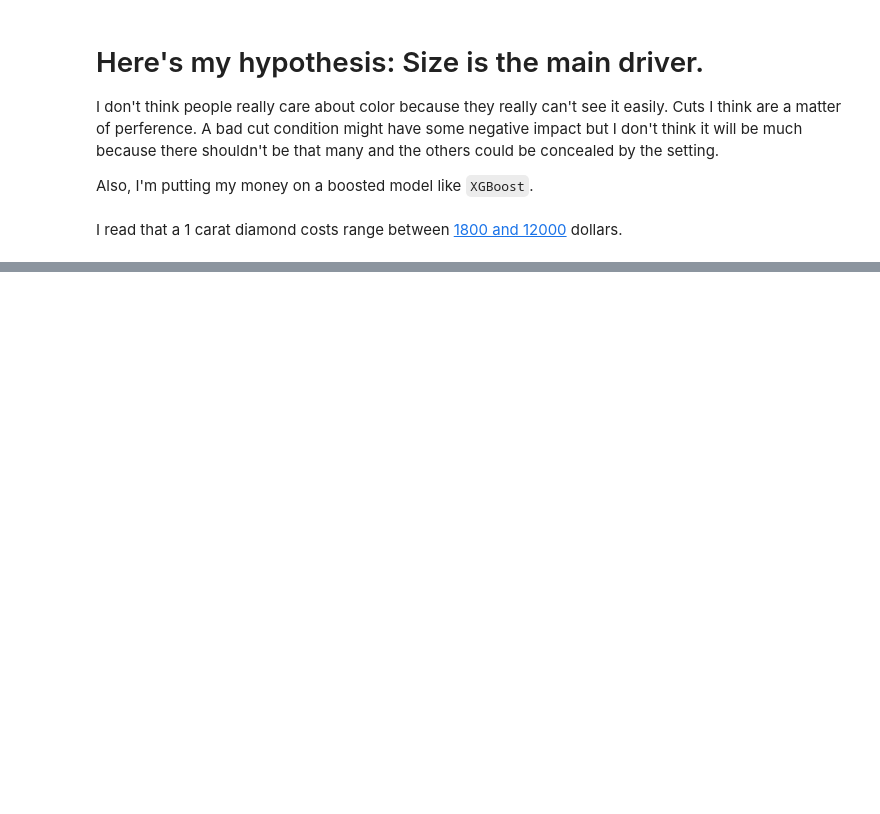
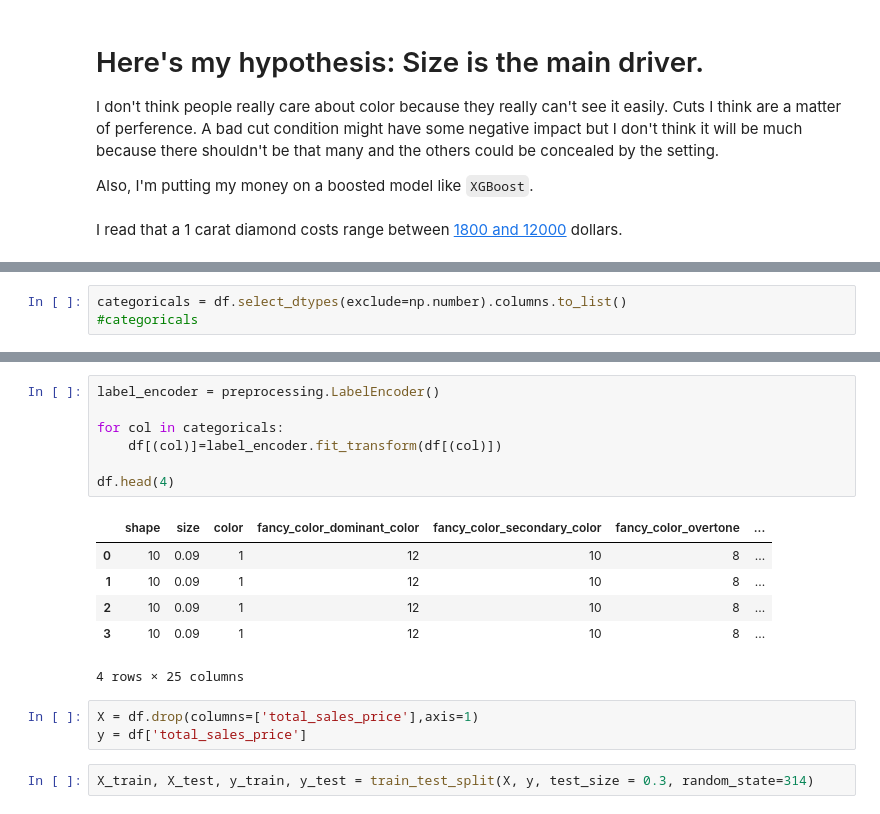
Before and after one commit to Little-PyProjects/Bees, a Jupyter notebook: Diamonds/notebook/EDA.ipynb, the cells around one changed output, grey strips where cells are left out. Drawn from its saved outputs; the diff is of its cells as text; blank space fills up the shorter version.

```diff
--- a/Diamonds/notebook/EDA.ipynb
+++ b/Diamonds/notebook/EDA.ipynb
@@ -313,0 +319,3 @@ I read that a 1 carat diamond costs range between [1800 and 12000](https://www.d
+# %%
+categoricals = df.select_dtypes(exclude=np.number).columns.to_list()
+#categoricals
@@ -313,0 +340,19 @@ I read that a 1 carat diamond costs range between [1800 and 12000](https://www.d
+# %%
+label_encoder = preprocessing.LabelEncoder()
+
+for col in categoricals:
+    df[(col)]=label_encoder.fit_transform(df[(col)])
+
+df.head(4)
+# %% [output]
+|  | shape | size | color | fancy_color_dominant_color | fancy_color_secondary_color | fancy_color_overtone | ... |
+| 0 | 10 | 0.09 | 1 | 12 | 10 | 8 | ... |
+| 1 | 10 | 0.09 | 1 | 12 | 10 | 8 | ... |
+| 2 | 10 | 0.09 | 1 | 12 | 10 | 8 | ... |
+| 3 | 10 | 0.09 | 1 | 12 | 10 | 8 | ... |
+4 rows × 25 columns
+# %%
+X = df.drop(columns=['total_sales_price'],axis=1)
+y = df['total_sales_price']
+# %%
+X_train, X_test, y_train, y_test = train_test_split(X, y, test_size = 0.3, random_state=314)
```
Also changed, not shown: parts of 42 cells of this notebook.
